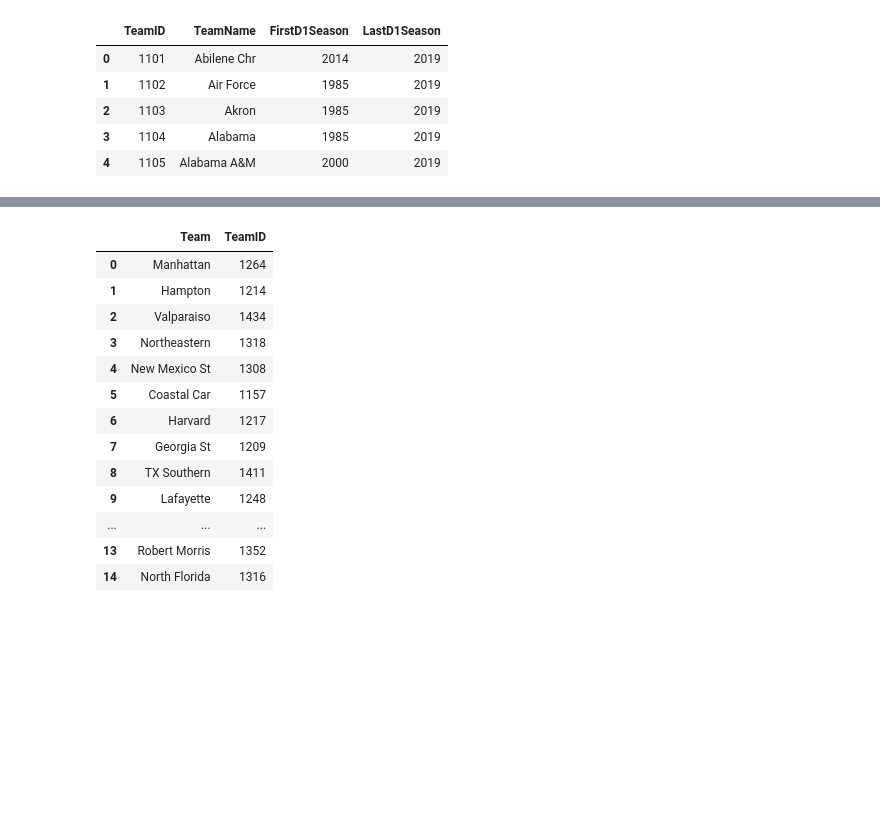
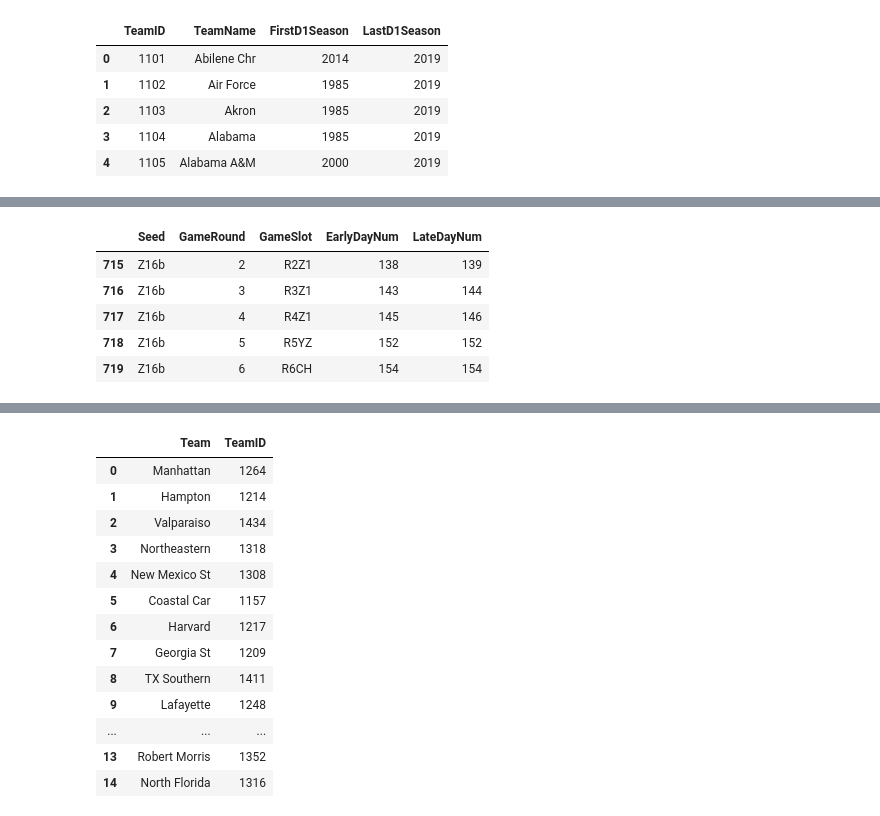
Before and after one commit to dtamayo/NCAAbasketball, a Jupyter notebook: namestoids.ipynb, the cells around one changed output, grey strips where cells are left out. Cells and saved outputs as stored; diff of their text form; code cells hidden in the pictures; blank space fills up the shorter version.

```diff
--- a/namestoids.ipynb
+++ b/namestoids.ipynb
@@ -36,0 +42,10 @@ teamids[np.array(['TX' in name for name in teamids['TeamName']])]
+# %%
+ts = pd.read_csv('data/NCAATourneySeedRoundSlots.csv')
+ts.tail()
+# %% [output]
+|  | Seed | GameRound | GameSlot | EarlyDayNum | LateDayNum |
+| 715 | Z16b | 2 | R2Z1 | 138 | 139 |
+| 716 | Z16b | 3 | R3Z1 | 143 | 144 |
+| 717 | Z16b | 4 | R4Z1 | 145 | 146 |
+| 718 | Z16b | 5 | R5YZ | 152 | 152 |
+| 719 | Z16b | 6 | R6CH | 154 | 154 |
```
Also changed, not shown: parts of 3 cells of this notebook, 7 other files.
